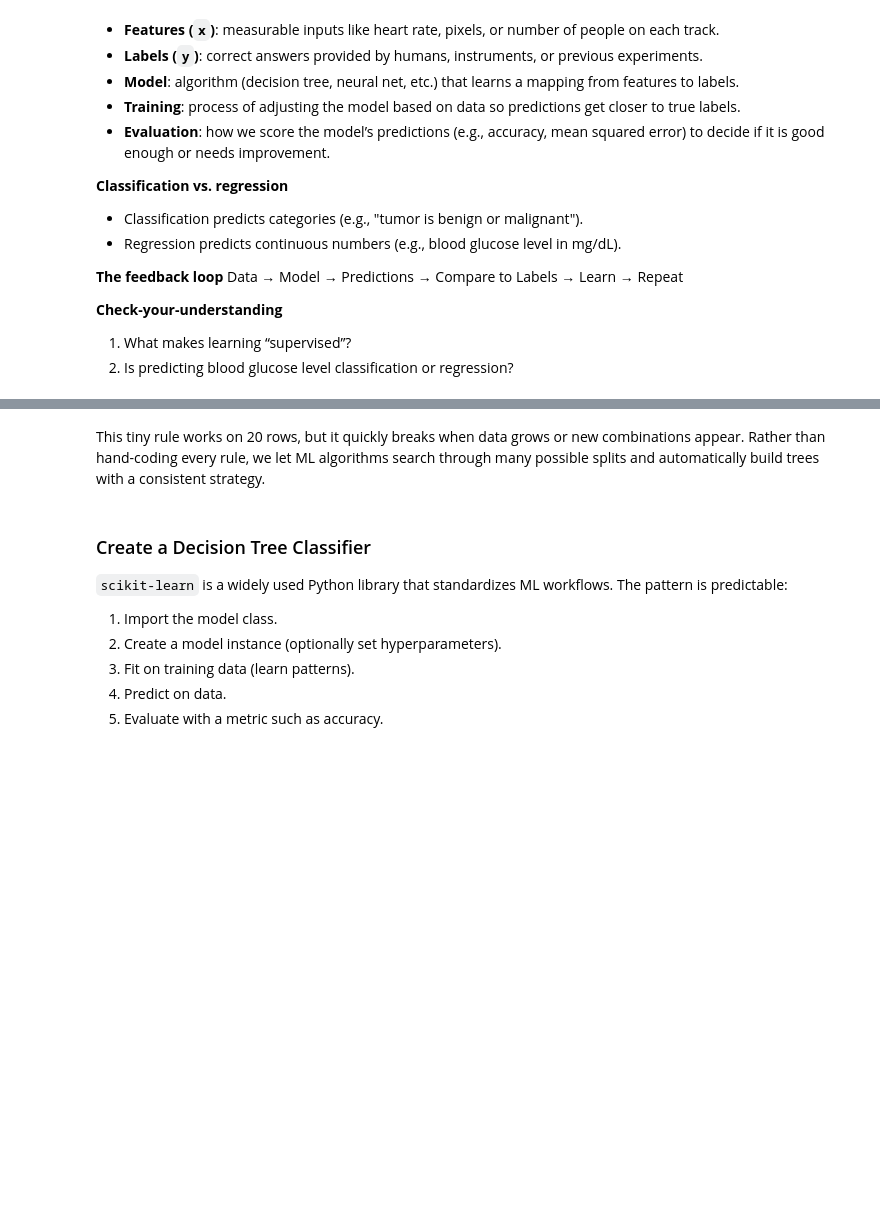
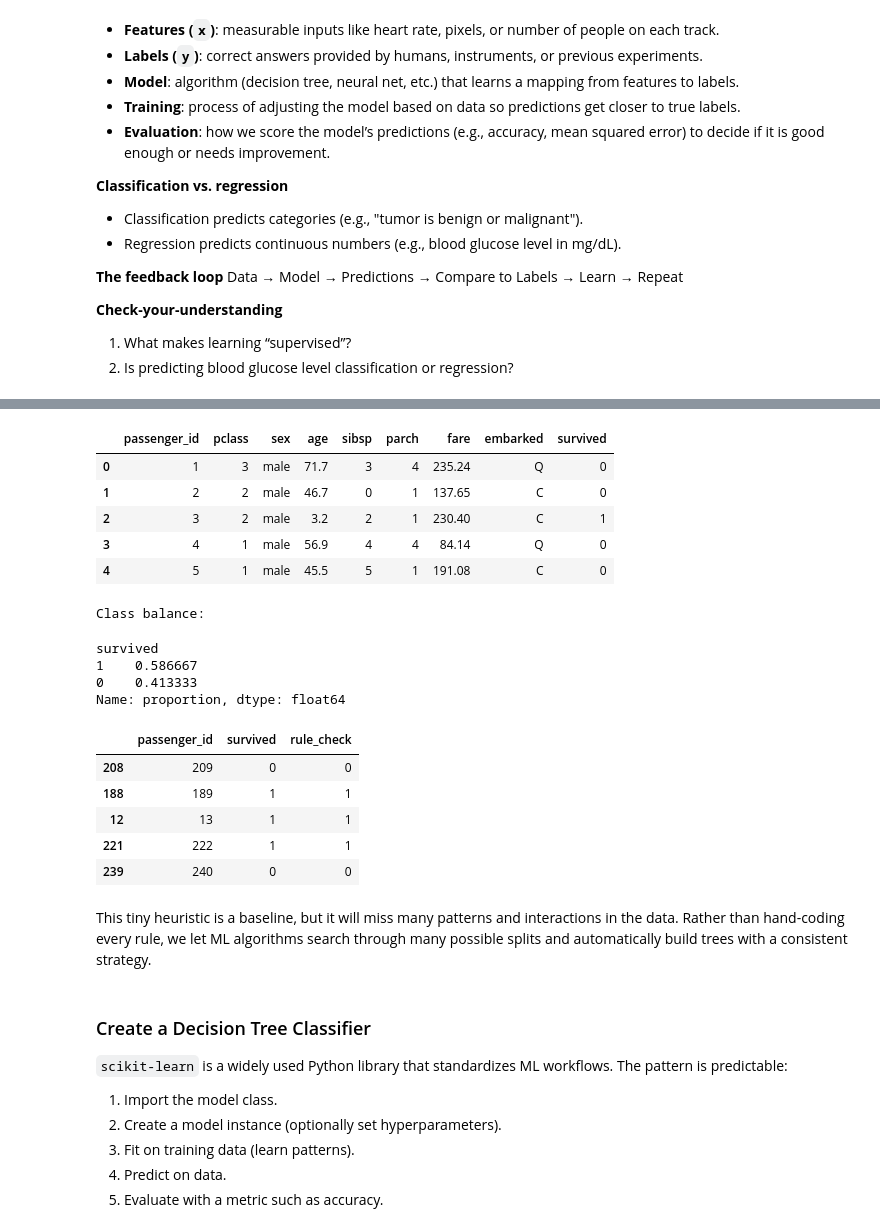
Before and after one commit to uf-bme/BME6938-Spring-2026, a Jupyter notebook: lessons/04-supervised-ml/04-supervised-ML.ipynb, the cells around one changed output, grey strips where cells are left out. Saved outputs shown, nothing was run; the diff lists cells and outputs as text; code cells hidden in the pictures; blank space fills up the shorter version.

```diff
--- a/lessons/04-supervised-ml/04-supervised-ML.ipynb
+++ b/lessons/04-supervised-ml/04-supervised-ML.ipynb
@@ -169,5 +180,56 @@ Rule accuracy on the dataset: 0.65
+# %%
+import numpy as np
+import pandas as pd
+
+# Pick dataset size
+N = 300
+rng = np.random.default_rng(0)
+
+df_synth = pd.DataFrame(
+    {
+        "passenger_id": np.arange(1, N + 1),
+        "pclass": rng.integers(1, 4, size=N),
+        "sex": rng.choice(["male", "female"], size=N, replace=True),
+        "age": rng.uniform(0, 80, size=N).round(1),
+        "sibsp": rng.integers(0, 6, size=N),
+        "parch": rng.integers(0, 6, size=N),
+        "fare": rng.uniform(0, 250, size=N).round(2),
+        "embarked": rng.choice(["C", "Q", "S"], size=N, replace=True),
+    }
+)
+
+# Create labels using YOUR heuristic function from the previous exercise
+df_synth["survived"] = df_synth.apply(predict_survival, axis=1)
+
+display(df_synth.head())
+print("Class balance:")
+display(df_synth["survived"].value_counts(normalize=True))
+
+# Sanity-check a few rows
+sample_rows = df_synth.sample(5, random_state=0)
+sample_rows = sample_rows.assign(rule_check=sample_rows.apply(predict_survival, axis=1))
+display(sample_rows[["passenger_id", "survived", "rule_check"]])
+assert (sample_rows["survived"] == sample_rows["rule_check"]).all()
+# %% [output]
+|  | passenger_id | pclass | sex | age | sibsp | parch | fare | embarked | survived |
+| 0 | 1 | 3 | male | 71.7 | 3 | 4 | 235.24 | Q | 0 |
+| 1 | 2 | 2 | male | 46.7 | 0 | 1 | 137.65 | C | 0 |
+| 2 | 3 | 2 | male | 3.2 | 2 | 1 | 230.40 | C | 1 |
+| 3 | 4 | 1 | male | 56.9 | 4 | 4 | 84.14 | Q | 0 |
+| 4 | 5 | 1 | male | 45.5 | 5 | 1 | 191.08 | C | 0 |
+Class balance:
+survived
+1    0.586667
+0    0.413333
+Name: proportion, dtype: float64
+|  | passenger_id | survived | rule_check |
+| 208 | 209 | 0 | 0 |
+| 188 | 189 | 1 | 1 |
+| 12 | 13 | 1 | 1 |
+| 221 | 222 | 1 | 1 |
+| 239 | 240 | 0 | 0 |
 # %% [markdown]
-This tiny rule works on 20 rows, but it quickly breaks when data grows or new combinations appear. Rather than hand-coding every rule, we let ML algorithms search through many possible splits and automatically build trees with a consistent strategy.
+This tiny heuristic is a baseline, but it will miss many patterns and interactions in the data. Rather than hand-coding every rule, we let ML algorithms search through many possible splits and automatically build trees with a consistent strategy.
 # %% [markdown]
 ### Create a Decision Tree Classifier
 
```
Also changed, not shown: parts of 12 cells of this notebook.
